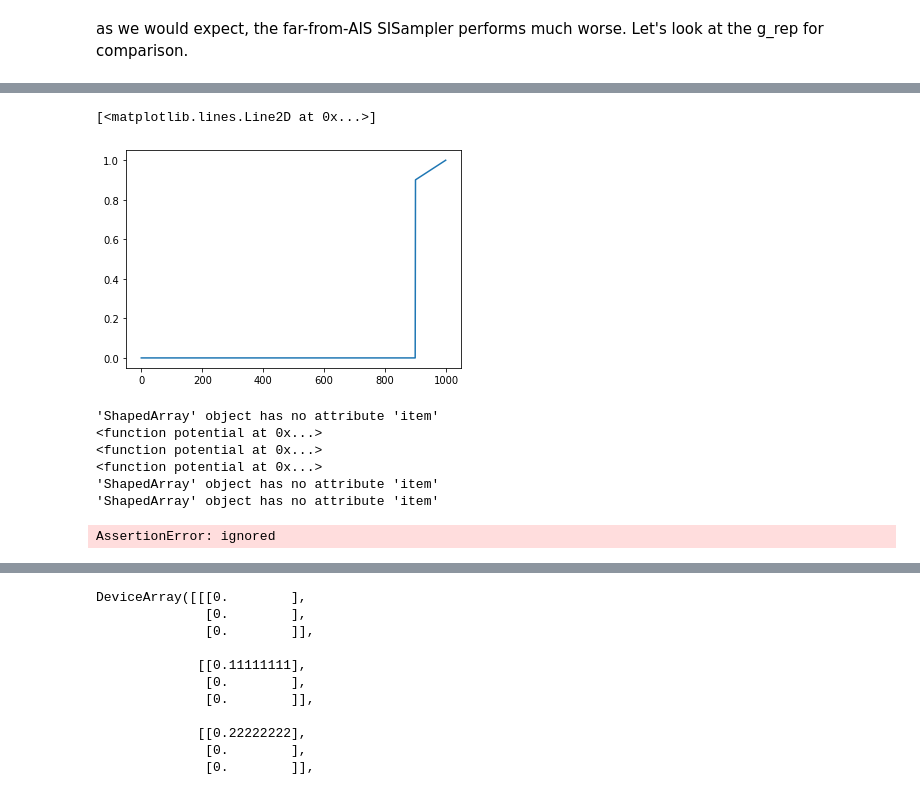
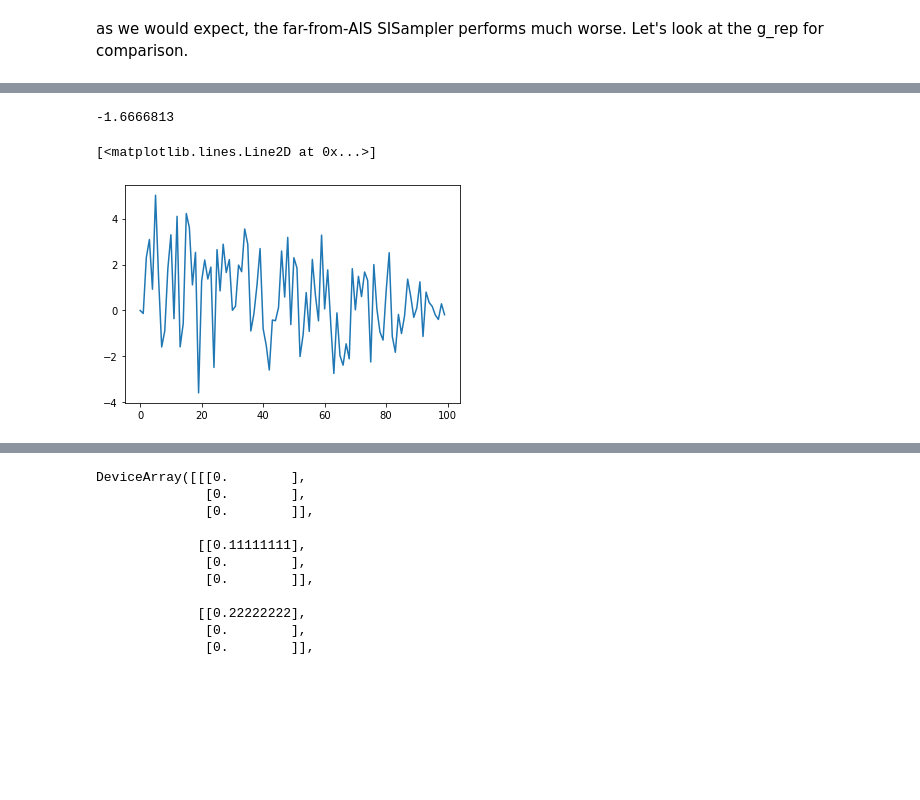
Before and after one commit to dominicrufa/melange, a Jupyter notebook: melange/notebooks/melange_vSMC.ipynb, the cells around one changed output, grey strips where cells are left out. Saved outputs shown, nothing was run; the diff lists cells and outputs as text; code cells hidden in the pictures; blank space fills up the shorter version.

```diff
--- a/melange/notebooks/melange_vSMC.ipynb
+++ b/melange/notebooks/melange_vSMC.ipynb
@@ -551,45 +540,39 @@ Text(0, 0.5, 'g_rep(forward_potential_parameters)')
+# %%
+run_key = random.PRNGKey(20)
+dimension=1
+num_particles = 1000
+sequence_length=100
+_, (mu, cov), dG = get_default_potential_initializer(dimension)
+potential_parameters = jnp.linspace(0,1,sequence_length)[..., jnp.newaxis]
+fwd_potential_parameters = jnp.stack((jnp.linspace(0,1,sequence_length), jnp.zeros(sequence_length), jnp.zeros(sequence_length)),1)
+backward_potential_parameters = jnp.linspace(0,1,sequence_length)[..., jnp.newaxis][1:]
+forward_dts=1e-2*jnp.ones(sequence_length)
+backward_dts = 1e-2*jnp.ones(sequence_length)[1:]
+og, weight_matrix, trajectories = ULA_vSMC_iteration(num_particles=num_particles,
+                       potential = potential,
+                       potential_parameters = potential_parameters,
+                       forward_potential = v1_forward_potential,
+                       forward_potential_parameters = fwd_potential_parameters,
+                       forward_dts = forward_dts,
+                       backward_potential = potential,
+                       backward_potential_parameters = backward_potential_parameters,
+                       backward_dts = backward_dts,
+                       starter_key = run_key,
+                       mu = mu,
+                       cov = cov)
+
+#log_weight_matrix = ULA_SIS_log_weights_calculator(trajectories, forward_potential_parameters, backward_potential_parameters, potential_parameters, potential, 1e-2)
+# compute the accumulation of variance of the weights
+cum_log_weights = jnp.cumsum(log_weight_matrix, 0)
+cum_log_weight_mean = cum_log_weights.mean(1)
+cum_log_weight_var = cum_log_weights.std(1)
+
+print(mod_log_partition_ratio(weight_matrix))
+#print(logsumexp(log_weight_matrix.sum(0)) - jnp.log(num_particles))
+# %% [output]
+-1.6666813
 # %%
-plt.plot(forward_potential_parameters)
+plt.plot(og[0][:,2])
 # %% [output]
 [<matplotlib.lines.Line2D at 0x...>]
-[figure, old version]
+[figure, new version]
-# %%
-run_key = random.PRNGKey(40)
-dimension=1
-num_particles = 248
-sequence_length=1000
-_, (mu, cov), dG = get_default_potential_initializer(dimension)
-potential_parameters = jnp.linspace(0,1,sequence_length)[..., jnp.newaxis]
-fwd_potential_parameters = jnp.stack((jnp.linspace(0,1,sequence_length), jnp.zeros(sequence_length), jnp.zeros(sequence_length)),1)
-backward_potential_parameters = jnp.linspace(0,1,sequence_length)[..., jnp.newaxis][1:]
-forward_dts=1e-2*jnp.ones(sequence_length)
-backward_dts = 1e-2*jnp.ones(sequence_length)[1:]
-og, weight_matrix, trajectories = ULA_vSMC_iteration(num_particles=num_particles,
-                       potential = potential,
-                       potential_parameters = potential_parameters,
-                       forward_potential = v1_forward_potential,
-                       forward_potential_parameters = fwd_potential_parameters,
-                       forward_dts = forward_dts,
-                       backward_potential = potential,
-                       backward_potential_parameters = backward_potential_parameters,
-                       backward_dts = backward_dts,
-                       starter_key = run_key,
-                       mu = mu,
-                       cov = cov)
-
-log_weight_matrix = ULA_SIS_log_weights_calculator(trajectories, forward_potential_parameters, backward_potential_parameters, potential_parameters, potential, 1e-2)
-# compute the accumulation of variance of the weights
-cum_log_weights = jnp.cumsum(log_weight_matrix, 0)
-cum_log_weight_mean = cum_log_weights.mean(1)
-cum_log_weight_var = cum_log_weights.std(1)
-
-print(mod_log_partition_ratio(weight_matrix))
-print(logsumexp(log_weight_matrix.sum(0)) - jnp.log(num_particles))
-# %% [output]
-'ShapedArray' object has no attribute 'item'
-<function potential at 0x...>
-<function potential at 0x...>
-<function potential at 0x...>
-'ShapedArray' object has no attribute 'item'
-'ShapedArray' object has no attribute 'item'
-AssertionError: ignored
```
Also changed, not shown: parts of 33 cells of this notebook.
